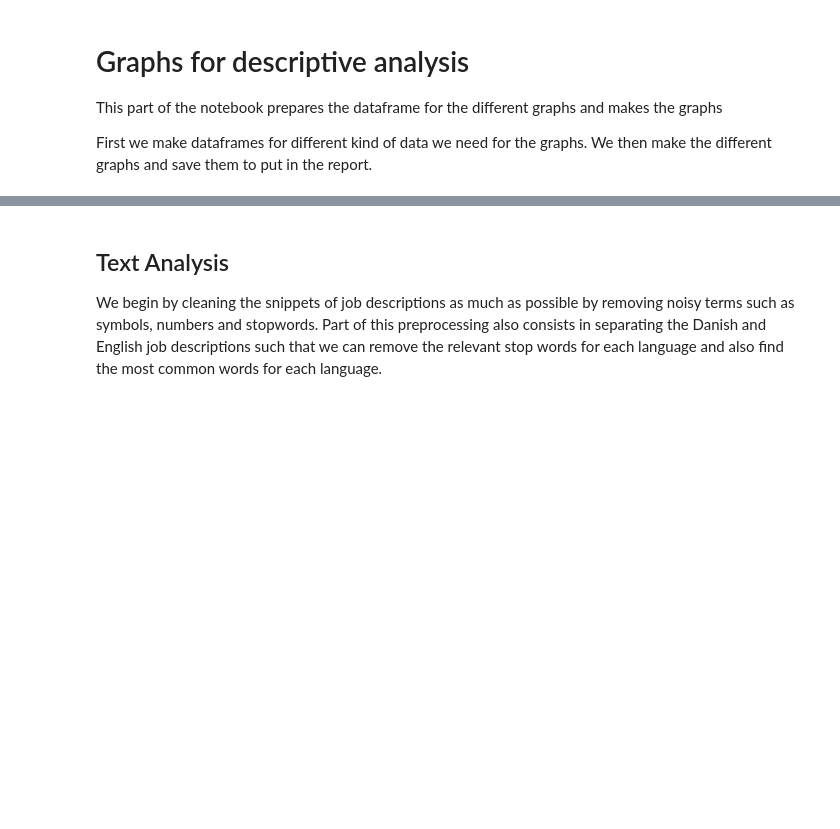
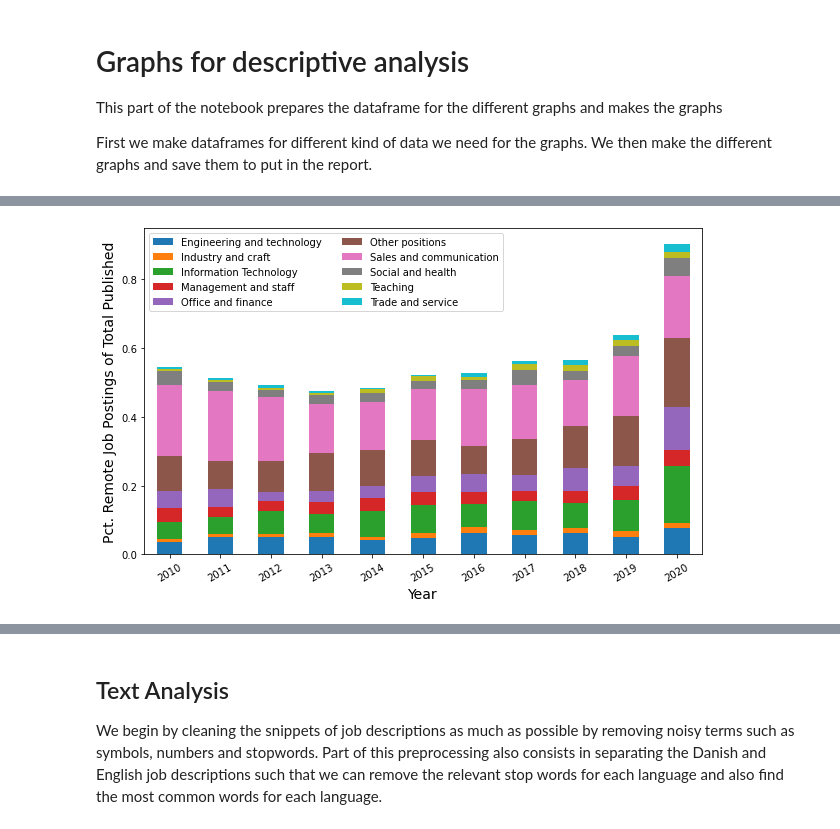
Before and after one commit to lisbethwaagstein/Modules, a Jupyter notebook: Scraping-jobindex - final - Kopi.ipynb, the cells around one changed output, grey strips where cells are left out. Drawn from its saved outputs; the diff is of its cells as text; code cells hidden in the pictures; blank space fills up the shorter version.

```diff
--- a/Scraping-jobindex - final - Kopi.ipynb
+++ b/Scraping-jobindex - final - Kopi.ipynb
@@ -605,0 +587,38 @@ Note: you may need to restart the kernel to use updated packages.
+# %%
+from matplotlib import colors as mcolors
+
+'''#Figure 1b shows the percentage of remote job postings relative to the total number of job postings on Jobindex
+at a given point in time in the period 2015-2020. The bars are further split into job categories (industries).'''
+#Make monthly data into year-level data
+fig1a['Year'] = fig1a['Month-Year'].str.split('-', 1).str[1]
+fig1b = pd.DataFrame(fig1a.groupby(['Year']).sum()).reset_index()
+
+#Yearly total job postings
+remote_category_year = pd.DataFrame(final_data.groupby(['Year','Job Category'])['Remote'].sum()).reset_index()
+remote_category_year.columns = ['Year','Job Category','Remote Postings Published']
+#print(remote_category_year)
+
+#Merge
+fig1b = pd.merge(remote_category_year, fig1b, on='Year', how='left')
+fig1b['Pct. Remote Job Postings of Total Published'] = (fig1b['Remote Postings Published_x']/fig1b['Postings Published'])*100
+
+#Stacked histogram
+fig, ax = plt.subplots(figsize=(10,6))
+month = fig1b['Job Category'].drop_duplicates()
+margin_bottom = np.zeros(len(fig1b['Year'].drop_duplicates()))
+colors = ['tab:blue', 'tab:orange', 'tab:green', 'tab:red', 'tab:purple', 'tab:brown', 'tab:pink', 'tab:gray', 'tab:olive', 'tab:cyan']
+
+for num, m in enumerate(month):
+    values = list(fig1b[fig1b['Job Category'] == m].loc[:, 'Pct. Remote Job Postings of Total Published'])
+    fig1b[fig1b['Job Category'] == m].plot.bar(x='Year',y='Pct. Remote Job Postings of Total Published', ax=ax, stacked=True,
+                                    bottom = margin_bottom, color=colors[num], label=m)
+    margin_bottom += values
+ax.set_xlabel('Year',fontsize=14)
+ax.set_ylabel('Pct. Remote Job Postings of Total Published',fontsize=14)
+plt.yticks(np.arange(0.0, 1.0, 0.2))
+plt.xticks(rotation=30)
+plt.legend(ncol=2)
+plt.show()
+fig.savefig('fig1b.png')
+# %% [output]
+[figure, added]
```
Also changed, not shown: parts of 15 cells of this notebook, 3 other files.
